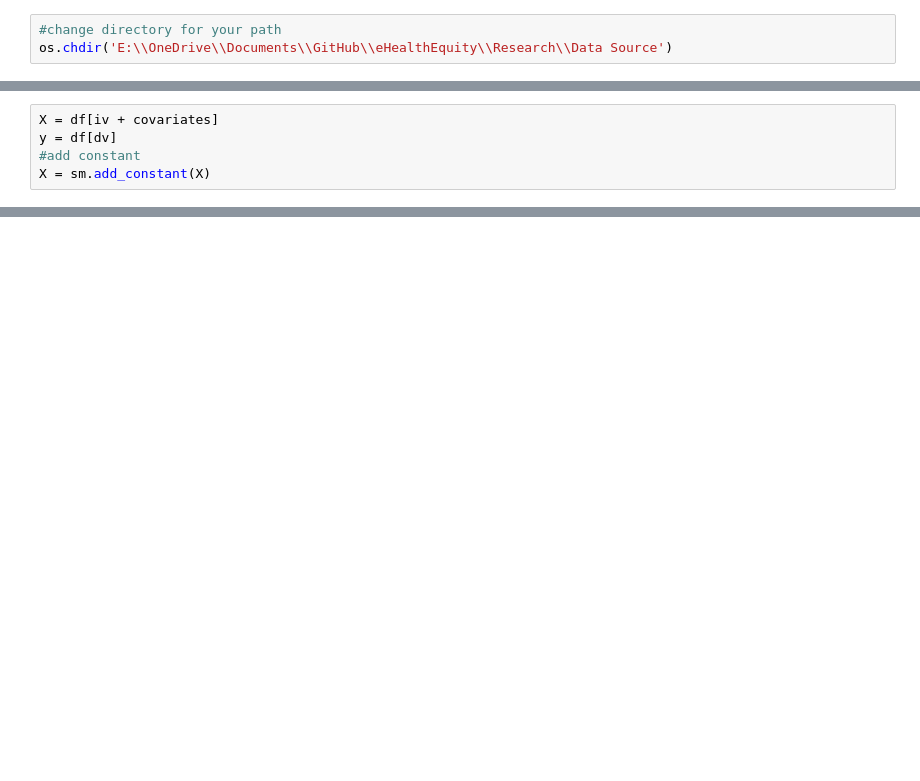
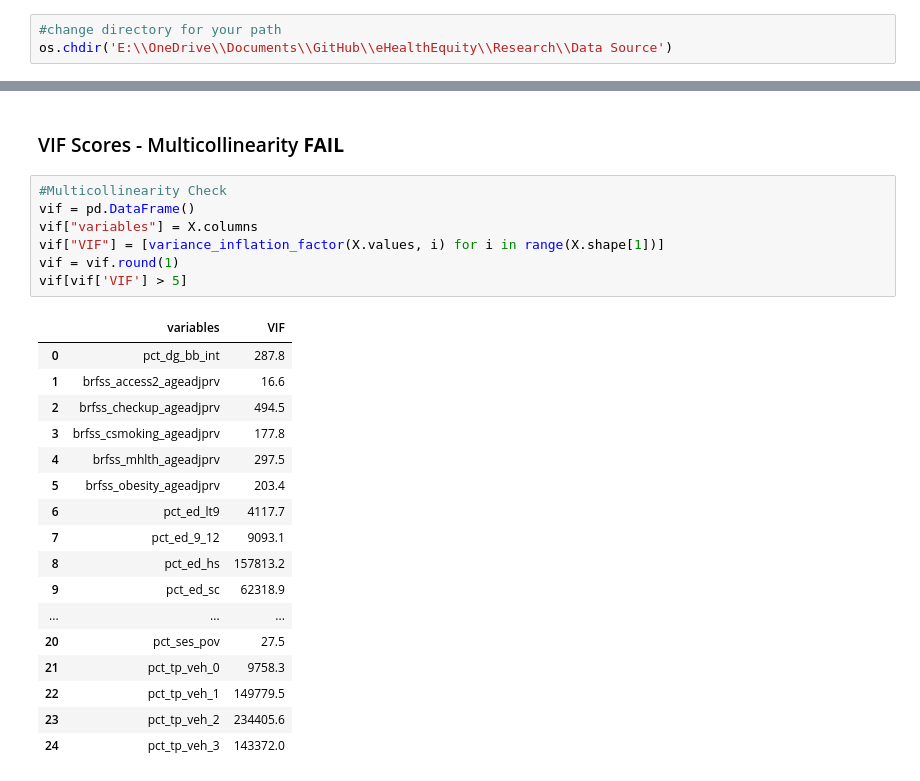
Before and after one commit to mfarme/eHealthEquity, a Jupyter notebook: Research/Analysis/RQ1 Analysis.ipynb, the cells around one changed output, grey strips where cells are left out. Saved outputs shown, nothing was run; the diff lists cells and outputs as text; blank space fills up the shorter version.

```diff
--- a/Research/Analysis/RQ1 Analysis.ipynb
+++ b/Research/Analysis/RQ1 Analysis.ipynb
@@ -92,5 +91,0 @@ covariates = [
-# %%
-X = df[iv + covariates]
-y = df[dv]
-#add constant
-X = sm.add_constant(X)
@@ -134,0 +92,27 @@ IndexError: only integers, slices (`:`), ellipsis (`...`), numpy.newaxis (`None`
+# %% [markdown]
+### VIF Scores - Multicollinearity **FAIL**
+# %%
+#Multicollinearity Check
+vif = pd.DataFrame()
+vif["variables"] = X.columns
+vif["VIF"] = [variance_inflation_factor(X.values, i) for i in range(X.shape[1])]
+vif = vif.round(1)
+vif[vif['VIF'] > 5]
+# %% [output]
+|  | variables | VIF |
+| 0 | pct_dg_bb_int | 287.8 |
+| 1 | brfss_access2_ageadjprv | 16.6 |
+| 2 | brfss_checkup_ageadjprv | 494.5 |
+| 3 | brfss_csmoking_ageadjprv | 177.8 |
+| 4 | brfss_mhlth_ageadjprv | 297.5 |
+| 5 | brfss_obesity_ageadjprv | 203.4 |
+| 6 | pct_ed_lt9 | 4117.7 |
+| 7 | pct_ed_9_12 | 9093.1 |
+| 8 | pct_ed_hs | 157813.2 |
+| 9 | pct_ed_sc | 62318.9 |
+| ... | ... | ... |
+| 20 | pct_ses_pov | 27.5 |
+| 21 | pct_tp_veh_0 | 9758.3 |
+| 22 | pct_tp_veh_1 | 149779.5 |
+| 23 | pct_tp_veh_2 | 234405.6 |
+| 24 | pct_tp_veh_3 | 143372.0 |
```
Also changed, not shown: parts of 19 cells of this notebook.
